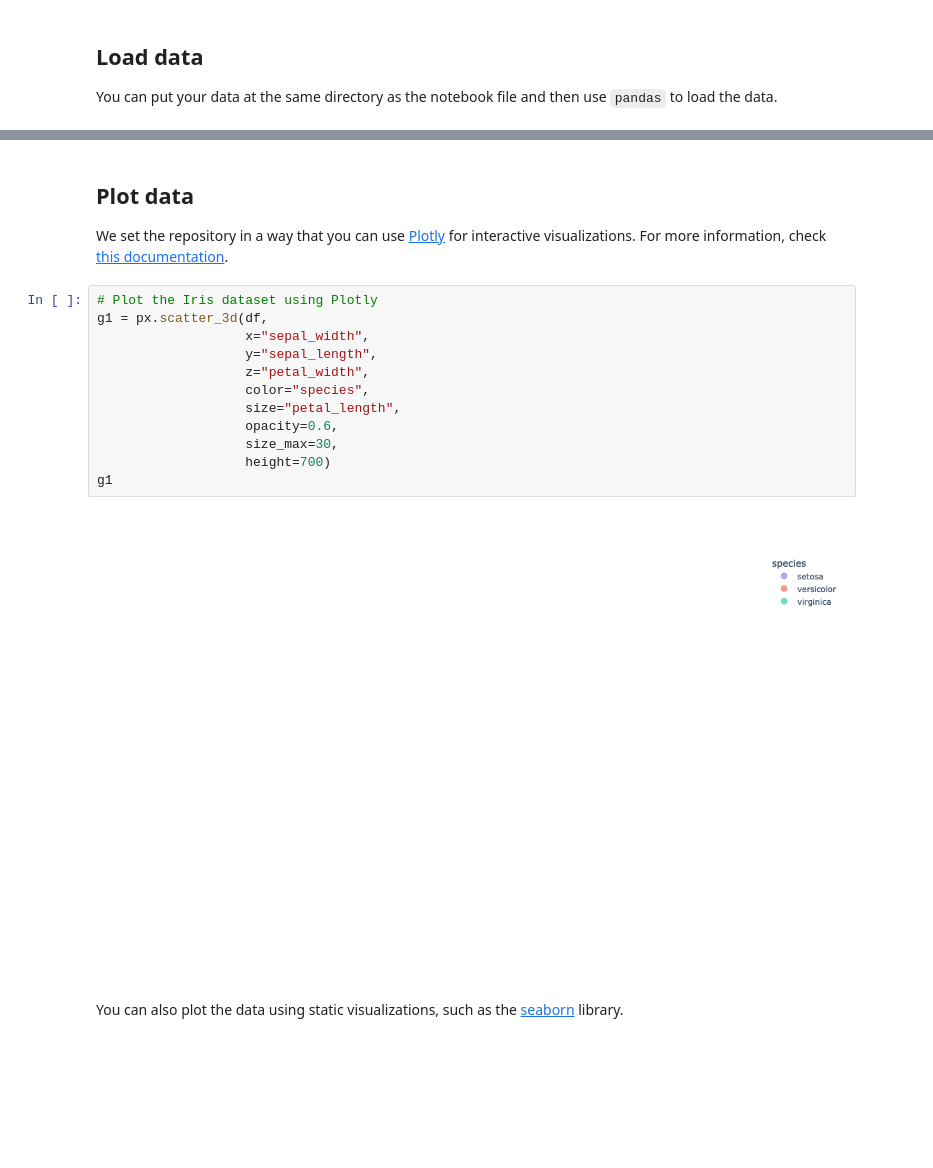
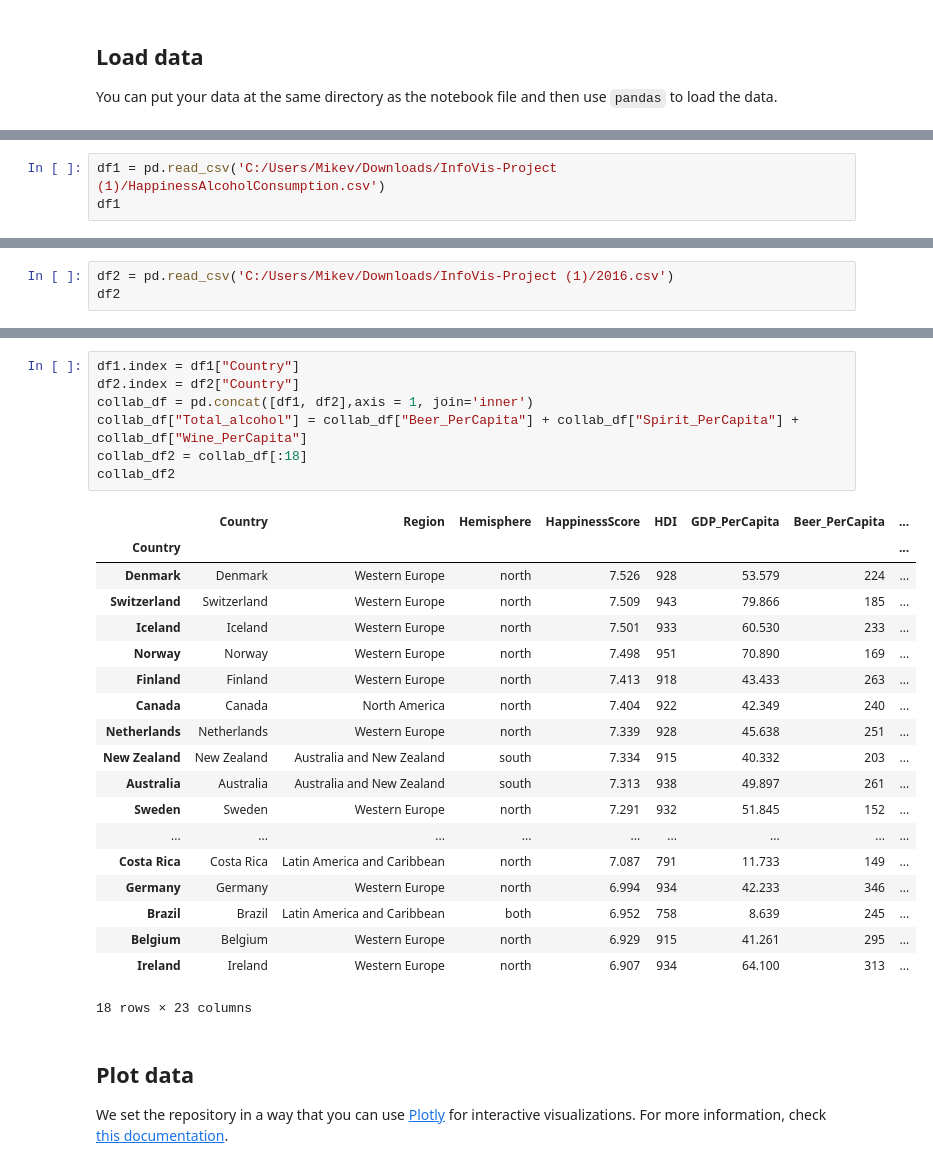
Before and after one commit to 14655837/IK-Jaar1-IV2, a Jupyter notebook: _sources/docs/notebook.ipynb, the cells around one changed output, grey strips where cells are left out. Drawn from its saved outputs; the diff is of its cells as text; blank space fills up the shorter version.

```diff
--- a/_sources/docs/notebook.ipynb
+++ b/_sources/docs/notebook.ipynb
@@ -36,0 +21,3 @@ df
+# %%
+df1 = pd.read_csv('C:/Users/Mikev/Downloads/InfoVis-Project (1)/HappinessAlcoholConsumption.csv')
+df1
@@ -36,0 +38,3 @@ df
+# %%
+df2 = pd.read_csv('C:/Users/Mikev/Downloads/InfoVis-Project (1)/2016.csv')
+df2
@@ -37,21 +55,32 @@ df
+# %%
+df1.index = df1["Country"]
+df2.index = df2["Country"]
+collab_df = pd.concat([df1, df2],axis = 1, join='inner')
+collab_df["Total_alcohol"] = collab_df["Beer_PerCapita"] + collab_df["Spirit_PerCapita"] + collab_df["Wine_PerCapita"]
+collab_df2 = collab_df[:18]
+collab_df2
+# %% [output]
+|  | Country | Region | Hemisphere | HappinessScore | HDI | GDP_PerCapita | Beer_PerCapita | ... |
+| Country |  |  |  |  |  |  |  | ... |
+| Denmark | Denmark | Western Europe | north | 7.526 | 928 | 53.579 | 224 | ... |
+| Switzerland | Switzerland | Western Europe | north | 7.509 | 943 | 79.866 | 185 | ... |
+| Iceland | Iceland | Western Europe | north | 7.501 | 933 | 60.530 | 233 | ... |
+| Norway | Norway | Western Europe | north | 7.498 | 951 | 70.890 | 169 | ... |
+| Finland | Finland | Western Europe | north | 7.413 | 918 | 43.433 | 263 | ... |
+| Canada | Canada | North America | north | 7.404 | 922 | 42.349 | 240 | ... |
+| Netherlands | Netherlands | Western Europe | north | 7.339 | 928 | 45.638 | 251 | ... |
+| New Zealand | New Zealand | Australia and New Zealand | south | 7.334 | 915 | 40.332 | 203 | ... |
+| Australia | Australia | Australia and New Zealand | south | 7.313 | 938 | 49.897 | 261 | ... |
+| Sweden | Sweden | Western Europe | north | 7.291 | 932 | 51.845 | 152 | ... |
+| ... | ... | ... | ... | ... | ... | ... | ... | ... |
+| Costa Rica | Costa Rica | Latin America and Caribbean | north | 7.087 | 791 | 11.733 | 149 | ... |
+| Germany | Germany | Western Europe | north | 6.994 | 934 | 42.233 | 346 | ... |
+| Brazil | Brazil | Latin America and Caribbean | both | 6.952 | 758 | 8.639 | 245 | ... |
+| Belgium | Belgium | Western Europe | north | 6.929 | 915 | 41.261 | 295 | ... |
+| Ireland | Ireland | Western Europe | north | 6.907 | 934 | 64.100 | 313 | ... |
+18 rows × 23 columns
 # %% [markdown]
 ## Plot data
 
 We set the repository in a way that you can use [Plotly](https://plotly.com/python/) for interactive visualizations.
 For more information, check [this documentation](https://jupyterbook.org/en/stable/interactive/interactive.html).
-# %%
-# Plot the Iris dataset using Plotly
-g1 = px.scatter_3d(df,
-                   x="sepal_width",
-                   y="sepal_length",
-                   z="petal_width",
-                   color="species",
-                   size="petal_length",
-                   opacity=0.6,
-                   size_max=30,
-                   height=700)
-g1
-# %% [output]
-[figure, removed]
-# %% [markdown]
-You can also plot the data using static visualizations, such as the [seaborn](https://seaborn.pydata.org/#) library.
```
Also changed, not shown: parts of 7 cells of this notebook, 2 other files.
